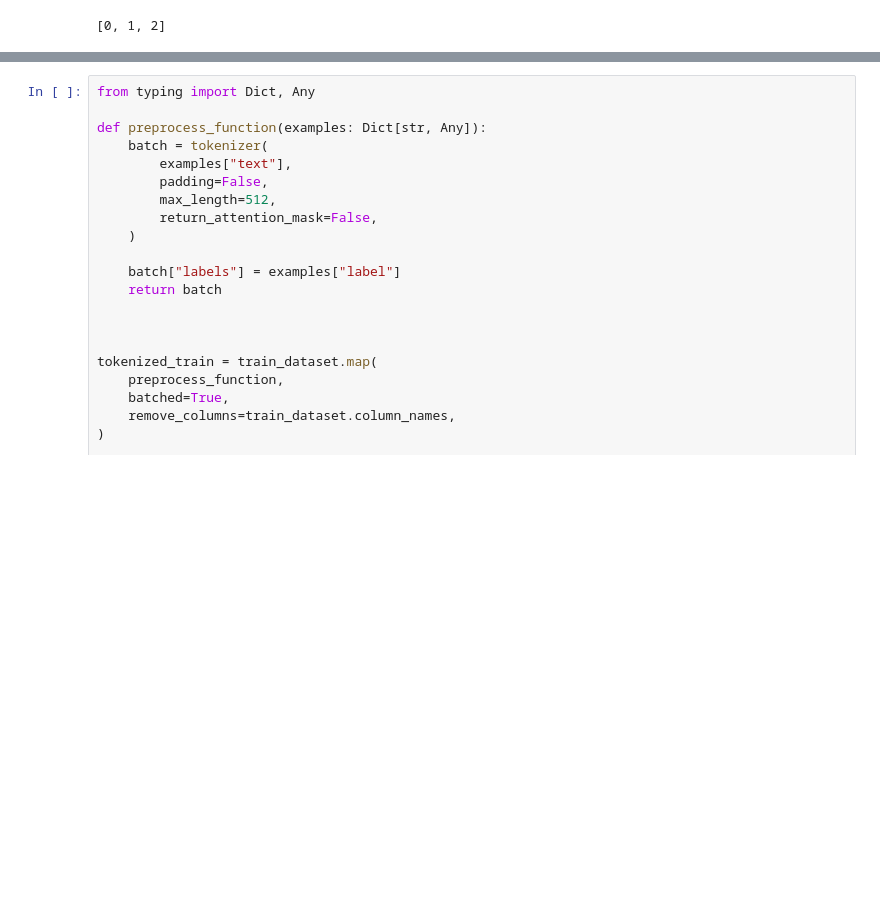
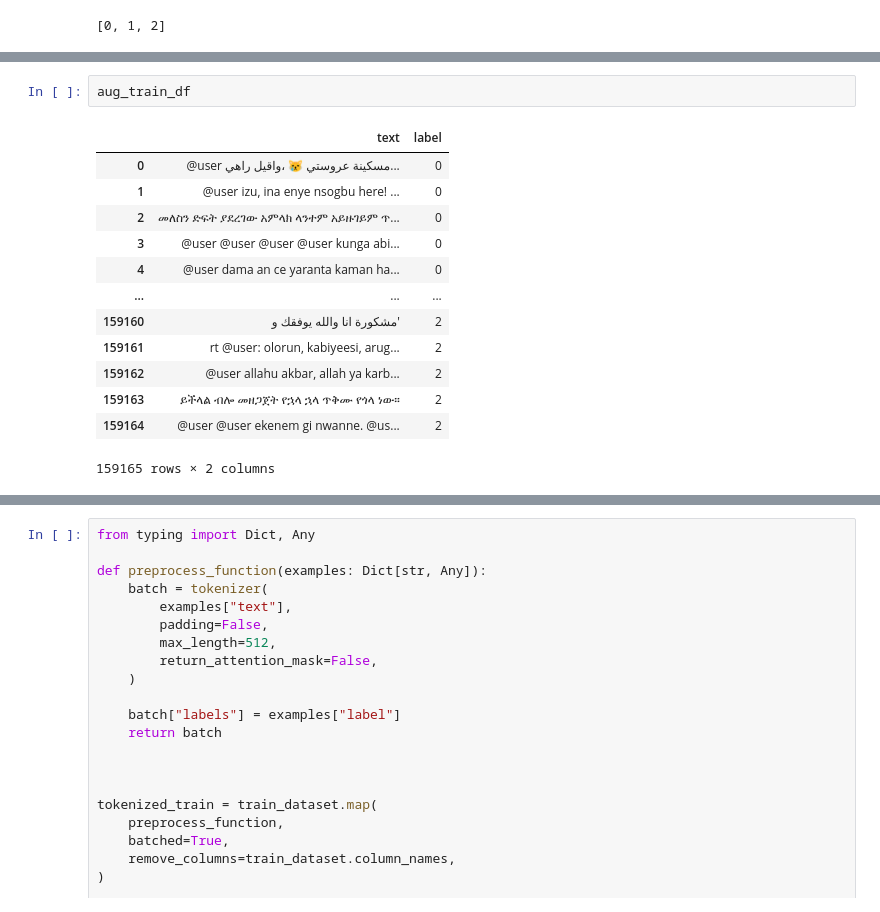
Before and after one commit to leobitz/afri-distilemb, a Jupyter notebook: train-sent-2.ipynb, the cells around one changed output, grey strips where cells are left out. Drawn from its saved outputs; the diff is of its cells as text; blank space fills up the shorter version.

```diff
--- a/train-sent-2.ipynb
+++ b/train-sent-2.ipynb
@@ -234,6 +257,22 @@ train_df = df[df['split'] == 'train'][['text', 'label']]
 test_df = df[df['split'] == 'test'][['text', 'label']]
 
 aug_train_df = build_augmented_dataset(train_df, samples_per_row=2, separator=" ")
+# %%
+aug_train_df
+# %% [output]
+|  | text | label |
+| 0 | @user مسكينة عروستي 😿 ،واقيل راهي... | 0 |
+| 1 | @user izu, ina enye nsogbu here! ... | 0 |
+| 2 | መለስን ድፍት ያደረገው አምላክ ላንተም አይዙገይም ጥ... | 0 |
+| 3 | @user @user @user @user kunga abi... | 0 |
+| 4 | @user dama an ce yaranta kaman ha... | 0 |
+| ... | ... | ... |
+| 159160 | مشكورة انا والله يوفقك و' | 2 |
+| 159161 | rt @user: olorun, kabiyeesi, arug... | 2 |
+| 159162 | @user allahu akbar, allah ya karb... | 2 |
+| 159163 | ይችላል ብሎ መዘጋጀት የኋላ ኋላ ጥቅሙ የጎላ ነው። | 2 |
+| 159164 | @user @user ekenem gi nwanne. @us... | 2 |
+159165 rows × 2 columns
 # %%
 # Create HuggingFace datasets
 train_dataset = Dataset.from_pandas(aug_train_df)
```
Also changed, not shown: parts of 6 cells of this notebook, 5 other files.
